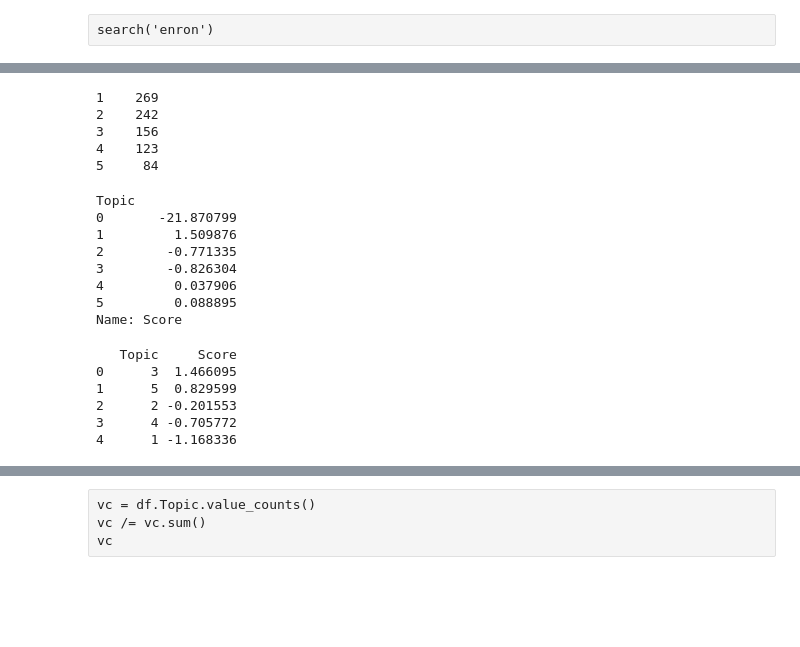
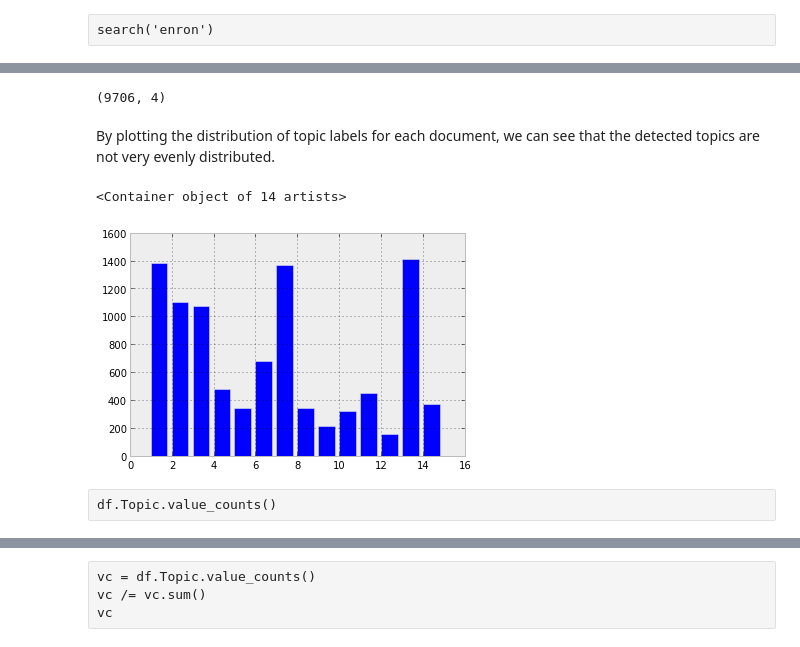
Before and after one commit to wcbeard/nyt-nlp, a Jupyter notebook: nyt-nlp.ipynb, the cells around one changed output, grey strips where cells are left out. Saved outputs shown, nothing was run; the diff lists cells and outputs as text; code cells hidden in the pictures; blank space fills up the shorter version.

```diff
--- a/nyt-nlp.ipynb
+++ b/nyt-nlp.ipynb
@@ -53,21 +65,7 @@ tfidf = models.TfidfModel(corpus)
 tcorpus = dmap(tfidf, corpus)
 # %%
 #lda = models.ldamodel.LdaModel(corpus=tcorpus, id2word=dictionary, num_topics=15, update_every=0, passes=20)
-model = models.lsimodel.LsiModel(corpus=tcorpus, id2word=dictionary, num_topics=6)
+np.random.seed(42)
+model = models.lsimodel.LsiModel(corpus=tcorpus, id2word=dictionary, num_topics=15)
 # %% [markdown]
 ##Analysis
-# %%
-topic_data = []
-_topic_stats = []
-#_kwargs = dict(formatted=0, topn=15, topics=None)
-_kwargs = dict(formatted=0, num_words=15)
-topic_words = [[w for _, w in tups] for tups in model.show_topics(**_kwargs)]
-
-for tit, _text, date in imap(itemgetter(u'title', 'text', 'date'), raw):
-    text = format(_text)
-    _srtd = sorted(model[dictionary.doc2bow(text)], key=itemgetter(1), reverse=1)#[:2]
-    top, score = _srtd[:2][0]
-    topic_data.append((tit, date, top, score))
-    _topic_stats.append(_srtd)
-
-topic_stats = [tup for tups in _topic_stats for tup in tups]
@@ -73,0 +111,2 @@ topic_stats = [tup for tups in _topic_stats for tup in tups]
+# %%
+_text, (tit, date) = it.next()
@@ -115,33 +182,19 @@ df.head()
-# %%
-df.Topic.value_counts()
-# %% [output]
-1    269
-2    242
-3    156
-4    123
-5     84
+# %%
+df.shape
+# %% [output]
+(9706, 4)
+# %% [markdown]
+By plotting the distribution of topic labels for each document, we can see that the detected topics are not very evenly distributed.
+# %%
+vc = df.Topic.value_counts()
+plt.bar(vc.index, vc)
+# %% [output]
+<Container object of 14 artists>
+[figure, added]
+# %% [raw]
+df.Topic.value_counts()
 # %%
 sdf = pd.DataFrame(topic_stats, columns=['Topic', 'Score'])
 #df = _df.set_index('Date').sort_index()#.head()
 topic_mean = sdf.groupby('Topic').mean()['Score']
 #topic_mean
-# %%
-topic_mean
-# %% [output]
-Topic
-0       -21.870799
-1         1.509876
-2        -0.771335
-3        -0.826304
-4         0.037906
-5         0.088895
-Name: Score
-# %%
-sdf.head()
-# %% [output]
-   Topic     Score
-0      3  1.466095
-1      5  0.829599
-2      2 -0.201553
-3      4 -0.705772
-4      1 -1.168336
```
Also changed, not shown: parts of 103 cells of this notebook, 1 other file.
